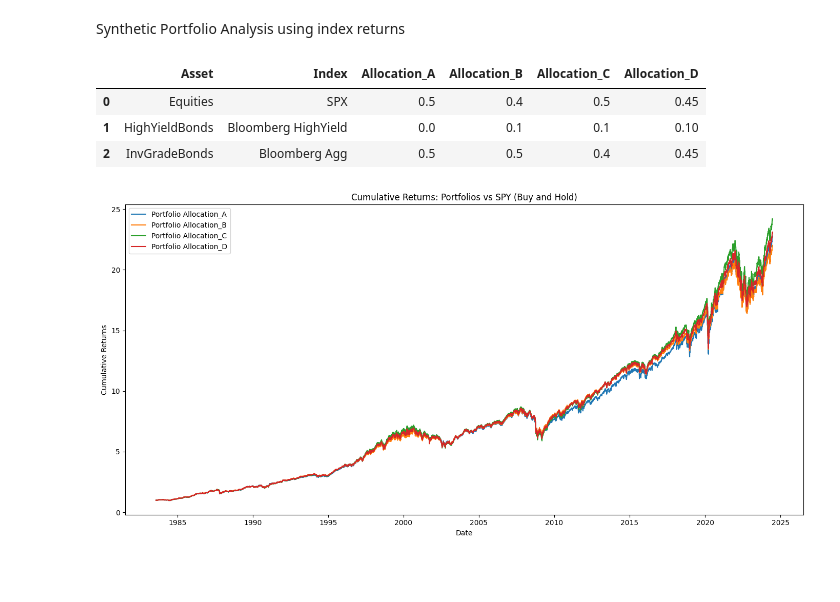
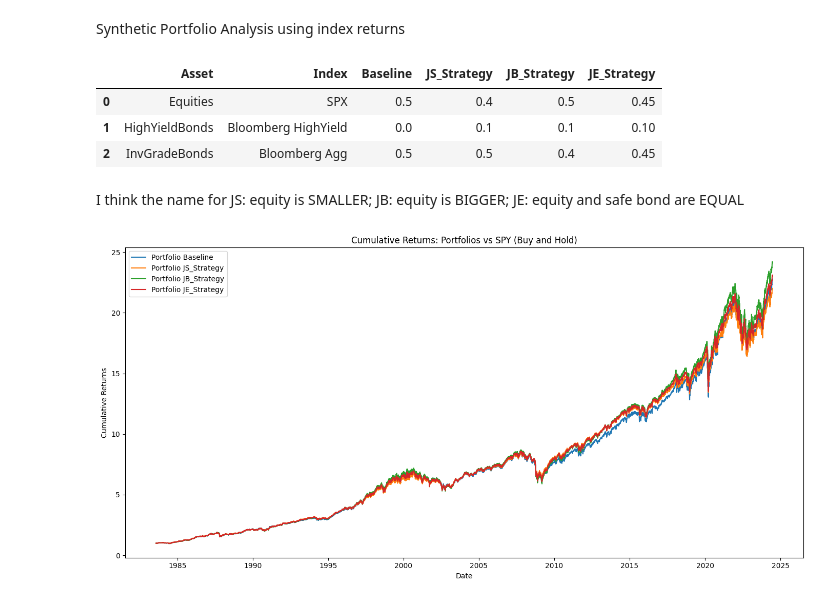
Before and after one commit to XiaozheZhangLehigh/Evaluating-the-Role-of-High-Yield-Bonds, a Jupyter notebook: NewData_Rebalancing_Code.ipynb, the cells around one changed output. Saved outputs shown, nothing was run; the diff lists cells and outputs as text; code cells hidden in the pictures; blank space fills up the shorter version.

```diff
--- a/NewData_Rebalancing_Code.ipynb
+++ b/NewData_Rebalancing_Code.ipynb
@@ -42,23 +42,25 @@ Synthetic Portfolio Analysis using index returns
 # %%
 # Define portfolio allocations
 allocations_A = {'Equities': 0.50, 'HighYieldBonds': 0.00, 'InvGradeBonds': 0.50}
 allocations_B = {'Equities': 0.40, 'HighYieldBonds': 0.10, 'InvGradeBonds': 0.50}
 allocations_C = {'Equities': 0.50, 'HighYieldBonds': 0.10, 'InvGradeBonds': 0.40}
 allocations_D = {'Equities': 0.45, 'HighYieldBonds': 0.10, 'InvGradeBonds': 0.45}
 
 # Create a DataFrame using the allocation variables
 allocations_df = pd.DataFrame({
     'Asset': ['Equities', 'HighYieldBonds', 'InvGradeBonds'],
     'Index': ['SPX', 'Bloomberg HighYield', 'Bloomberg Agg'],
-    'Allocation_A': [allocations_A['Equities'], allocations_A['HighYieldBonds'], allocations_A['InvGradeBonds']],
-    'Allocation_B': [allocations_B['Equities'], allocations_B['HighYieldBonds'], allocations_B['InvGradeBonds']],
-    'Allocation_C': [allocations_C['Equities'], allocations_C['HighYieldBonds'], allocations_C['InvGradeBonds']],
-    'Allocation_D': [allocations_D['Equities'], allocations_D['HighYieldBonds'], allocations_D['InvGradeBonds']]
+    'Baseline': [allocations_A['Equities'], allocations_A['HighYieldBonds'], allocations_A['InvGradeBonds']],
+    'JS_Strategy': [allocations_B['Equities'], allocations_B['HighYieldBonds'], allocations_B['InvGradeBonds']],
+    'JB_Strategy': [allocations_C['Equities'], allocations_C['HighYieldBonds'], allocations_C['InvGradeBonds']],
+    'JE_Strategy': [allocations_D['Equities'], allocations_D['HighYieldBonds'], allocations_D['InvGradeBonds']]
 })
 allocations_df
 # %% [output]
-|  | Asset | Index | Allocation_A | Allocation_B | Allocation_C | Allocation_D |
+|  | Asset | Index | Baseline | JS_Strategy | JB_Strategy | JE_Strategy |
 | 0 | Equities | SPX | 0.5 | 0.4 | 0.5 | 0.45 |
 | 1 | HighYieldBonds | Bloomberg HighYield | 0.0 | 0.1 | 0.1 | 0.10 |
 | 2 | InvGradeBonds | Bloomberg Agg | 0.5 | 0.5 | 0.4 | 0.45 |
+# %% [markdown]
+I think the name for JS: equity is SMALLER; JB: equity is BIGGER; JE: equity and safe bond are EQUAL
 # %%
```
Also changed, not shown: parts of 42 cells of this notebook.
